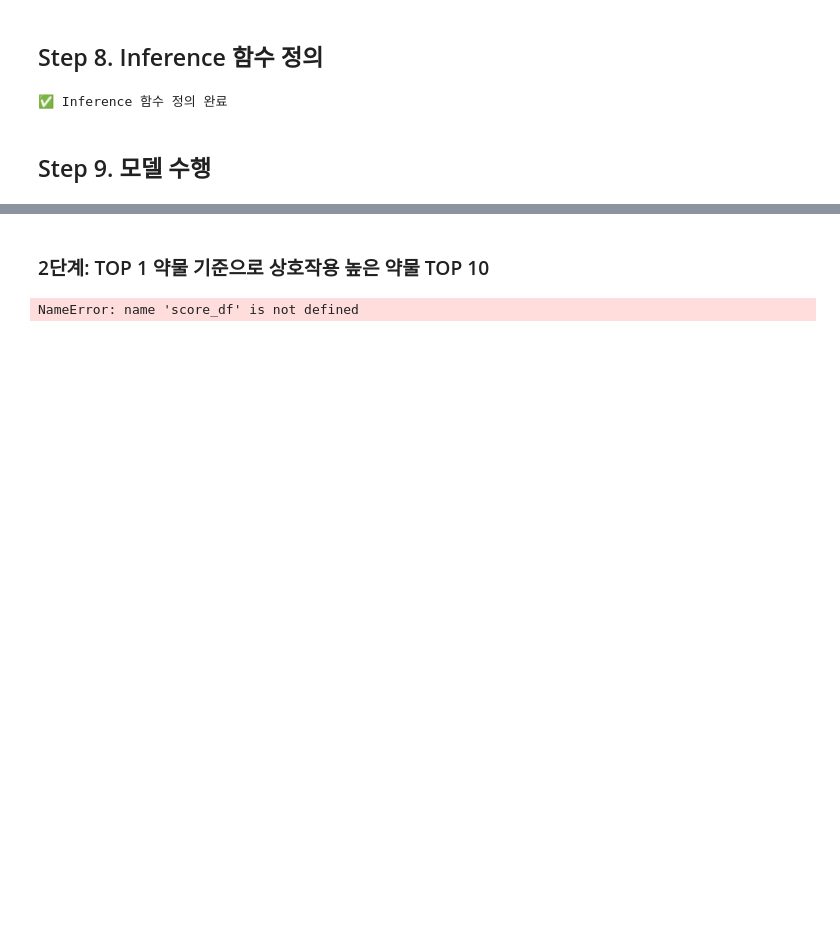
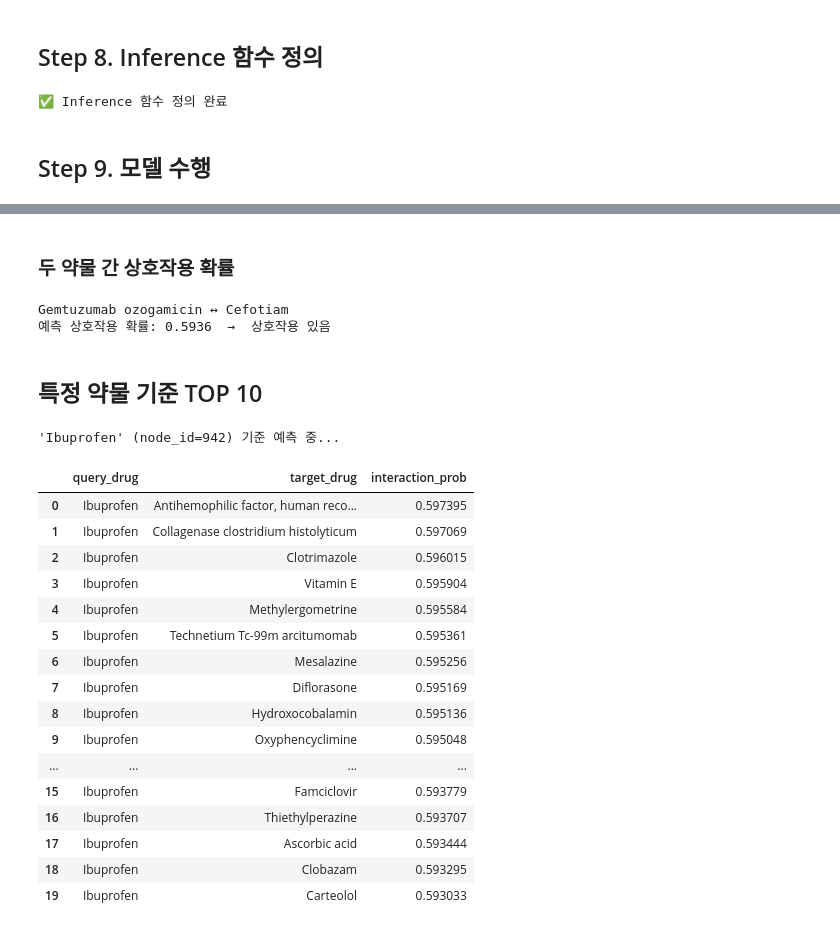
Before and after one commit to 202397101/DDI, a Jupyter notebook: ddi_node500.ipynb, the cells around one changed output, grey strips where cells are left out. Drawn from its saved outputs; the diff is of its cells as text; code cells hidden in the pictures; blank space fills up the shorter version.

```diff
--- a/ddi_node500.ipynb
+++ b/ddi_node500.ipynb
@@ -350,17 +304,42 @@ display(score_df.head(10))
+# %% [markdown]
+### 두 약물 간 상호작용 확률
+# %%
+
+graph    = dataset_splits["train"].graph
+name_map = drugs_lookup.set_index("node_id")["drug_name"].to_dict()
+
+node_a = int(dataset_splits["train"].pairs.pos[0, 0])
+node_b = int(dataset_splits["train"].pairs.pos[0, 1])
+
+prob = predict_interaction(state, graph, node_a, node_b)
+print(f"{name_map.get(node_a, f'node_{node_a}')} ↔ {name_map.get(node_b, f'node_{node_b}')}")
+print(f"예측 상호작용 확률: {prob:.4f}  →  {'상호작용 있음' if prob >= 0.5 else ' 상호작용 없음'}")
+# %% [output]
+Gemtuzumab ozogamicin ↔ Cefotiam
+예측 상호작용 확률: 0.5936  →  상호작용 있음
 # %% [markdown]
-### 2단계: TOP 1 약물 기준으로 상호작용 높은 약물 TOP 10
+## 특정 약물 기준 TOP 10
-# %%
-# TOP 1 약물 추출
-top_drug_name = score_df.iloc[0]["drug_name"]
-print(f"가장 상호작용이 많은 약물: {top_drug_name}")
-
-# 해당 약물 기준 TOP 10
-result_df = predict_for_drug(
-    state, graph,
-    drug_name=top_drug_name,
-    drugs_lookup=lookup_train,  # 학습된 노드만
-    top_k=10
-)
-display(result_df)
-# %% [output]
-NameError: name 'score_df' is not defined
+# %%
+result_df = predict_for_drug(state, graph, drug_name="Ibuprofen",
+                             drugs_lookup=drugs_lookup, top_k=20)
+if result_df is not None:
+    display(result_df)
+# %% [output]
+'Ibuprofen' (node_id=942) 기준 예측 중...
+|  | query_drug | target_drug | interaction_prob |
+| 0 | Ibuprofen | Antihemophilic factor, human reco... | 0.597395 |
+| 1 | Ibuprofen | Collagenase clostridium histolyticum | 0.597069 |
+| 2 | Ibuprofen | Clotrimazole | 0.596015 |
+| 3 | Ibuprofen | Vitamin E | 0.595904 |
+| 4 | Ibuprofen | Methylergometrine | 0.595584 |
+| 5 | Ibuprofen | Technetium Tc-99m arcitumomab | 0.595361 |
+| 6 | Ibuprofen | Mesalazine | 0.595256 |
+| 7 | Ibuprofen | Diflorasone | 0.595169 |
+| 8 | Ibuprofen | Hydroxocobalamin | 0.595136 |
+| 9 | Ibuprofen | Oxyphencyclimine | 0.595048 |
+| ... | ... | ... | ... |
+| 15 | Ibuprofen | Famciclovir | 0.593779 |
+| 16 | Ibuprofen | Thiethylperazine | 0.593707 |
+| 17 | Ibuprofen | Ascorbic acid | 0.593444 |
+| 18 | Ibuprofen | Clobazam | 0.593295 |
+| 19 | Ibuprofen | Carteolol | 0.593033 |
```
Also changed, not shown: parts of 2 cells of this notebook.
